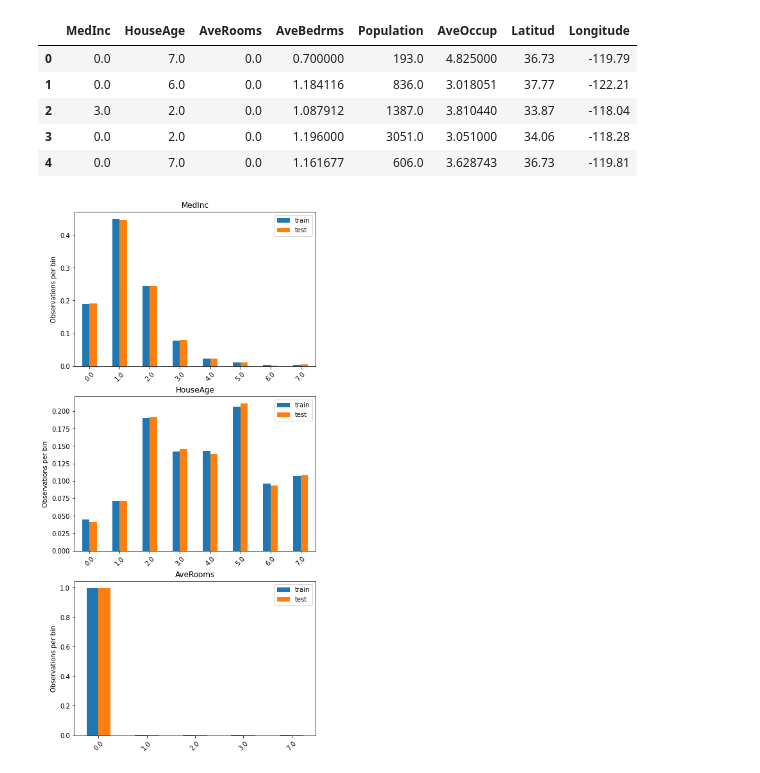
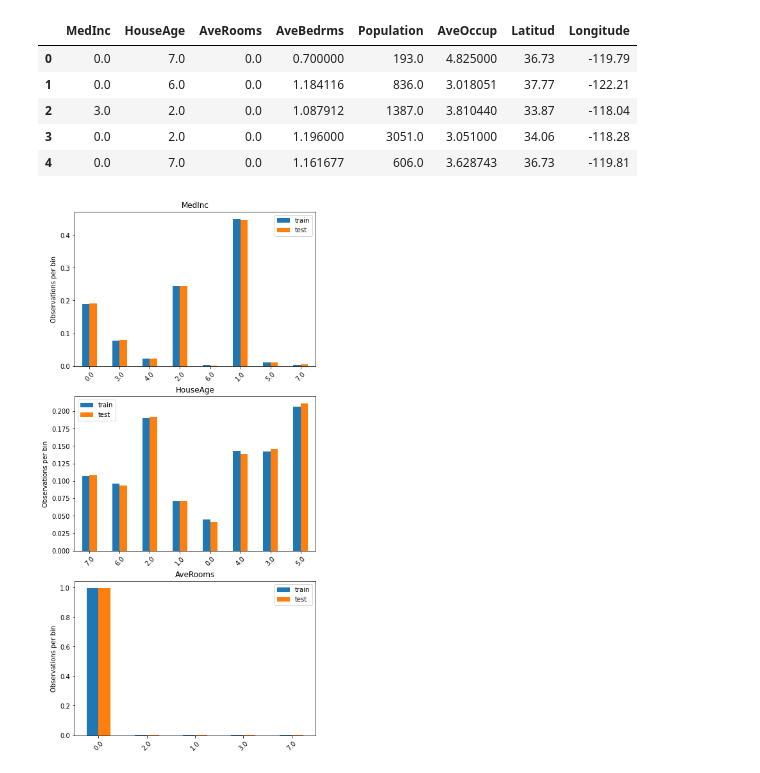
Before and after one commit to PacktPublishing/Python-Feature-Engineering-Cookbook-Second-Edition, a Jupyter notebook: ch04-discretization/Recipe-1-Equal-width-discretization.ipynb, the cells around one changed output. Saved outputs shown, nothing was run; the diff lists cells and outputs as text; code cells hidden in the pictures.

```diff
--- a/ch04-discretization/Recipe-1-Equal-width-discretization.ipynb
+++ b/ch04-discretization/Recipe-1-Equal-width-discretization.ipynb
@@ -77,7 +88,8 @@ intervals
 
 var_disc = "HouseAge_disc"
 
-X_train[var_disc] = pd.cut(x=X_train[var], bins=intervals, include_lowest=True)
+X_train[var_disc] = pd.cut(
+    x=X_train[var], bins=interval_limits, include_lowest=True)
 
 
 X_train[[var, var_disc]].head(10)
@@ -96,7 +108,8 @@ X_train[[var, var_disc]].head(10)
 # %%
 # let's discretise the variables in the test set
 
-X_test[var_disc] = pd.cut(x=X_test[var], bins=intervals, include_lowest=True)
+X_test[var_disc] = pd.cut(
+    x=X_test[var], bins=interval_limits, include_lowest=True)
 
 X_test.head()
 # %% [output]
@@ -111,8 +124,8 @@ X_test.head()
 # per interval
 
 # determine proportion of observations per bin
-t1 = X_train[var_disc].value_counts(normalize=True)
-t2 = X_test[var_disc].value_counts(normalize=True)
+t1 = X_train[var_disc].value_counts(normalize=True, sort=False)
+t2 = X_test[var_disc].value_counts(normalize=True, sort=False)
 
 # concatenate proportions
 tmp = pd.concat([t1, t2], axis=1)
@@ -214,8 +227,8 @@ for i in range(3):
     var = variables[i]
 
     # determine proportion of observations per bin
-    t1 = train_t[var].value_counts(normalize=True)
-    t2 = test_t[var].value_counts(normalize=True)
+    t1 = train_t[var].value_counts(normalize=True, sort=False)
+    t2 = test_t[var].value_counts(normalize=True, sort=False)
 
     # concatenate proportions
     tmp = pd.concat([t1, t2], axis=1)
@@ -320,33 +333,33 @@ train_t.head()
 # %%
 # Let's make bar plots with the number of
 # observations per bin for the 3 discretized
 # variables:
 
 plt.figure(figsize=(6, 12), constrained_layout=True)
 
 for i in range(3):
 
     # location in figure
     ax = plt.subplot(3, 1, i + 1)
 
     # variable to plot
     var = variables[i]
 
     # determine proportion of observations per bin
-    t1 = train_t[var].value_counts(normalize=True)
-    t2 = test_t[var].value_counts(normalize=True)
+    t1 = train_t[var].value_counts(normalize=True, sort=False)
+    t2 = test_t[var].value_counts(normalize=True, sort=False)
 
     # concatenate proportions
     tmp = pd.concat([t1, t2], axis=1)
     tmp.columns = ["train", "test"]
 
     tmp.plot.bar(ax=ax)
     plt.xticks(rotation=45)
     plt.ylabel("Observations per bin")
 
     # add variable name as title
     ax.set_title(var)
 
 plt.show()
 # %% [output]
-[figure, old version]
+[figure, new version]
```
Also changed, not shown: parts of 5 cells of this notebook, 15 other files.
